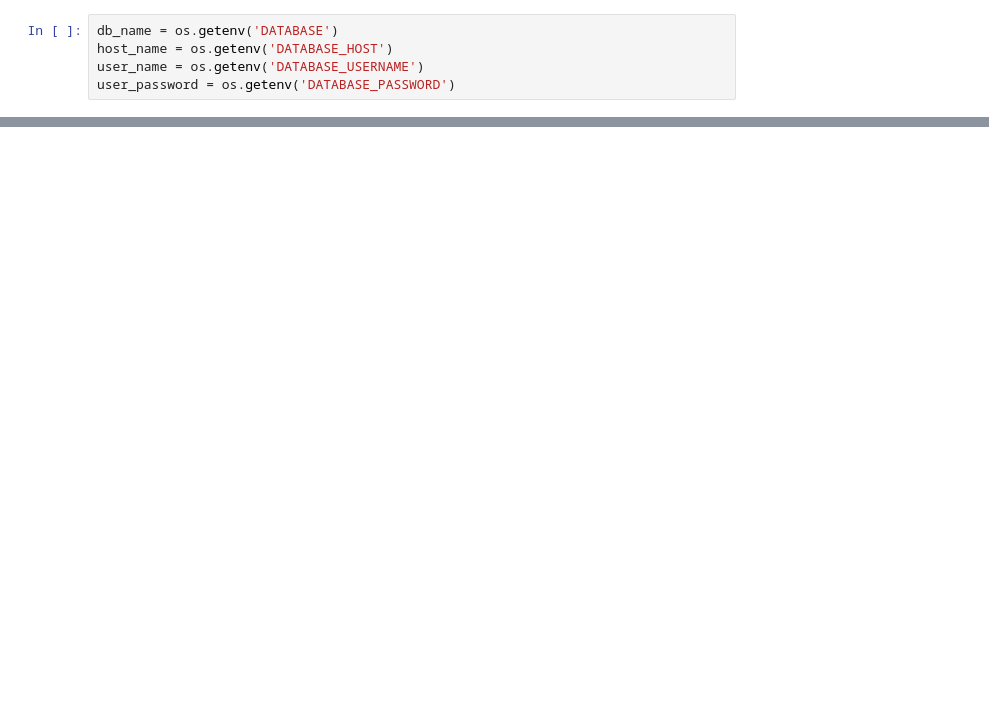
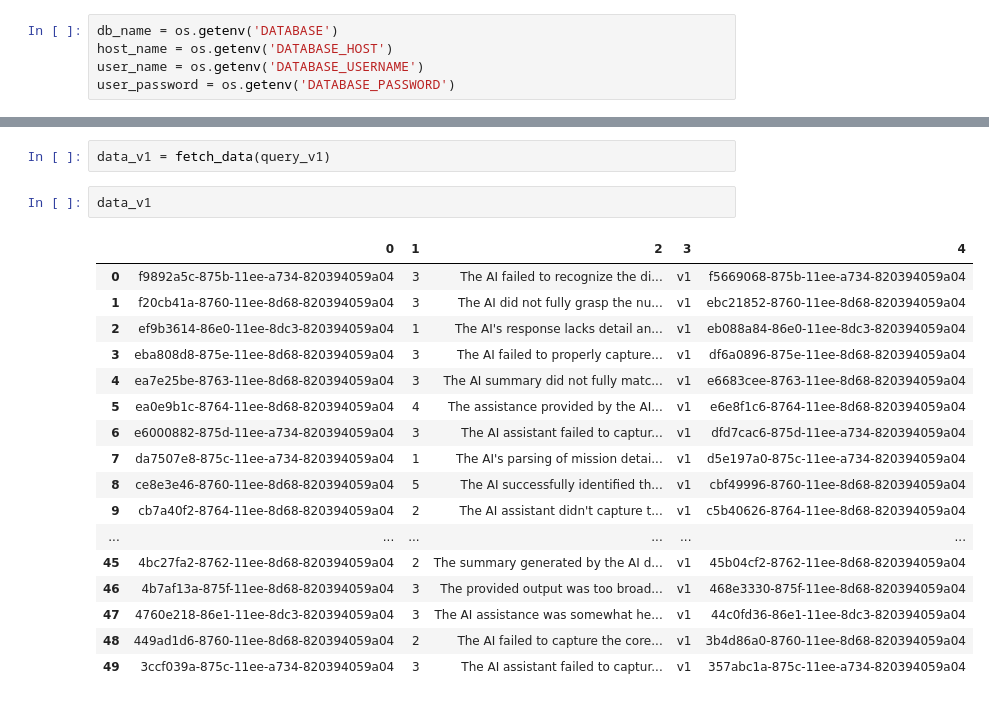
Before and after one commit to valentindjangone/syncflow_ai, a Jupyter notebook: table_lab.ipynb, the cells around one changed output, grey strips where cells are left out. Saved outputs shown, nothing was run; the diff lists cells and outputs as text; blank space fills up the shorter version.

```diff
--- a/table_lab.ipynb
+++ b/table_lab.ipynb
@@ -107,0 +144,22 @@ function = {"name" : "feedback",
+# %%
+data_v1 = fetch_data(query_v1)
+# %%
+data_v1
+# %% [output]
+|  | 0 | 1 | 2 | 3 | 4 |
+| 0 | f9892a5c-875b-11ee-a734-820394059a04 | 3 | The AI failed to recognize the di... | v1 | f5669068-875b-11ee-a734-820394059a04 |
+| 1 | f20cb41a-8760-11ee-8d68-820394059a04 | 3 | The AI did not fully grasp the nu... | v1 | ebc21852-8760-11ee-8d68-820394059a04 |
+| 2 | ef9b3614-86e0-11ee-8dc3-820394059a04 | 1 | The AI's response lacks detail an... | v1 | eb088a84-86e0-11ee-8dc3-820394059a04 |
+| 3 | eba808d8-875e-11ee-8d68-820394059a04 | 3 | The AI failed to properly capture... | v1 | df6a0896-875e-11ee-8d68-820394059a04 |
+| 4 | ea7e25be-8763-11ee-8d68-820394059a04 | 3 | The AI summary did not fully matc... | v1 | e6683cee-8763-11ee-8d68-820394059a04 |
+| 5 | ea0e9b1c-8764-11ee-8d68-820394059a04 | 4 | The assistance provided by the AI... | v1 | e6e8f1c6-8764-11ee-8d68-820394059a04 |
+| 6 | e6000882-875d-11ee-a734-820394059a04 | 3 | The AI assistant failed to captur... | v1 | dfd7cac6-875d-11ee-a734-820394059a04 |
+| 7 | da7507e8-875c-11ee-a734-820394059a04 | 1 | The AI's parsing of mission detai... | v1 | d5e197a0-875c-11ee-a734-820394059a04 |
+| 8 | ce8e3e46-8760-11ee-8d68-820394059a04 | 5 | The AI successfully identified th... | v1 | cbf49996-8760-11ee-8d68-820394059a04 |
+| 9 | cb7a40f2-8764-11ee-8d68-820394059a04 | 2 | The AI assistant didn't capture t... | v1 | c5b40626-8764-11ee-8d68-820394059a04 |
+| ... | ... | ... | ... | ... | ... |
+| 45 | 4bc27fa2-8762-11ee-8d68-820394059a04 | 2 | The summary generated by the AI d... | v1 | 45b04cf2-8762-11ee-8d68-820394059a04 |
+| 46 | 4b7af13a-875f-11ee-8d68-820394059a04 | 3 | The provided output was too broad... | v1 | 468e3330-875f-11ee-8d68-820394059a04 |
+| 47 | 4760e218-86e1-11ee-8dc3-820394059a04 | 3 | The AI assistance was somewhat he... | v1 | 44c0fd36-86e1-11ee-8dc3-820394059a04 |
+| 48 | 449ad1d6-8760-11ee-8d68-820394059a04 | 2 | The AI failed to capture the core... | v1 | 3b4d86a0-8760-11ee-8d68-820394059a04 |
+| 49 | 3ccf039a-875c-11ee-a734-820394059a04 | 3 | The AI assistant failed to captur... | v1 | 357abc1a-875c-11ee-a734-820394059a04 |
```
Also changed, not shown: parts of 18 cells of this notebook, 2 other files.
